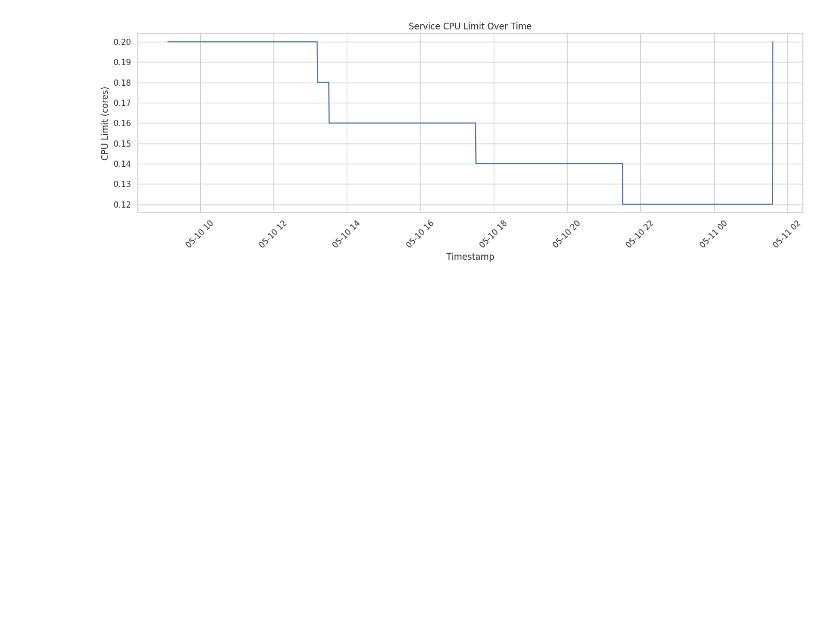
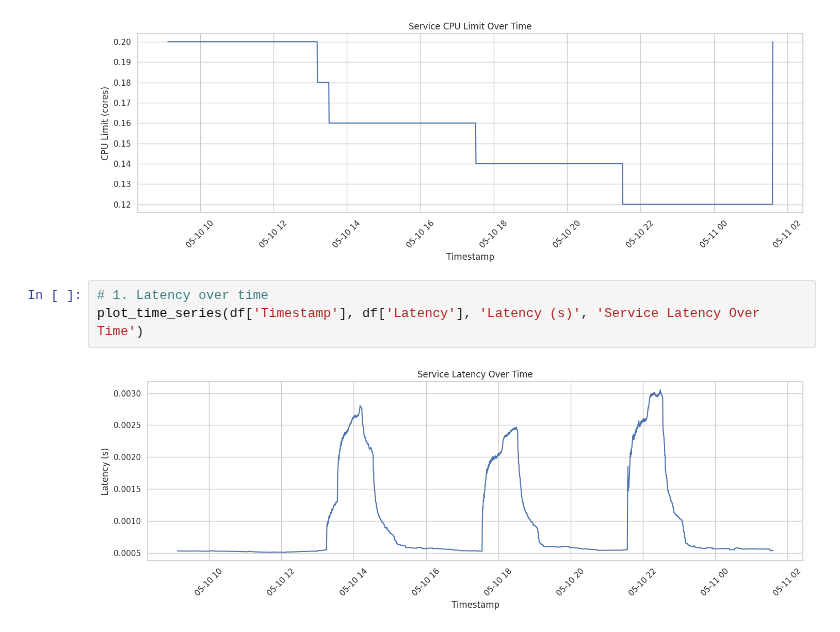
Before and after one commit to cepdnaclk/e19-4yp-AI-Dirven-Latency-Constrained-Resource-Management-In-Kubernetes, a Jupyter notebook: results/hashgen_cpu_reduction.ipynb, the cells around one changed output. Saved outputs shown, nothing was run; the diff lists cells and outputs as text; blank space fills up the shorter version.

Commit message:
Add latency over time plot

```diff
--- a/results/hashgen_cpu_reduction.ipynb
+++ b/results/hashgen_cpu_reduction.ipynb
@@ -38,3 +38,8 @@ def plot_time_series(x, y, ylabel, title):
 plot_time_series(df['Timestamp'], df['CPU Limit'], 'CPU Limit (cores)', 'Service CPU Limit Over Time')
 # %% [output]
 [figure]
+# %%
+# 1. Latency over time
+plot_time_series(df['Timestamp'], df['Latency'], 'Latency (s)', 'Service Latency Over Time')
+# %% [output]
+[figure, added]
```
